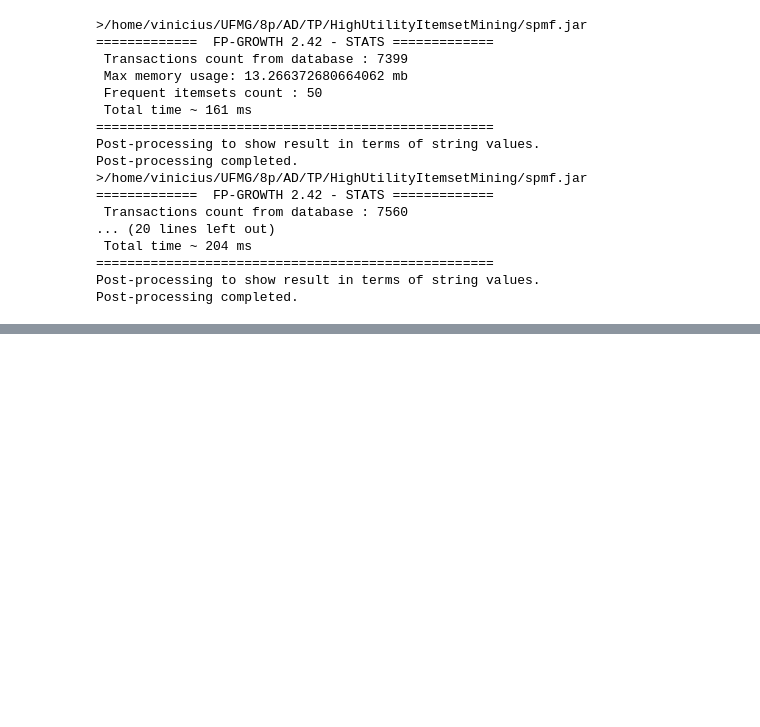
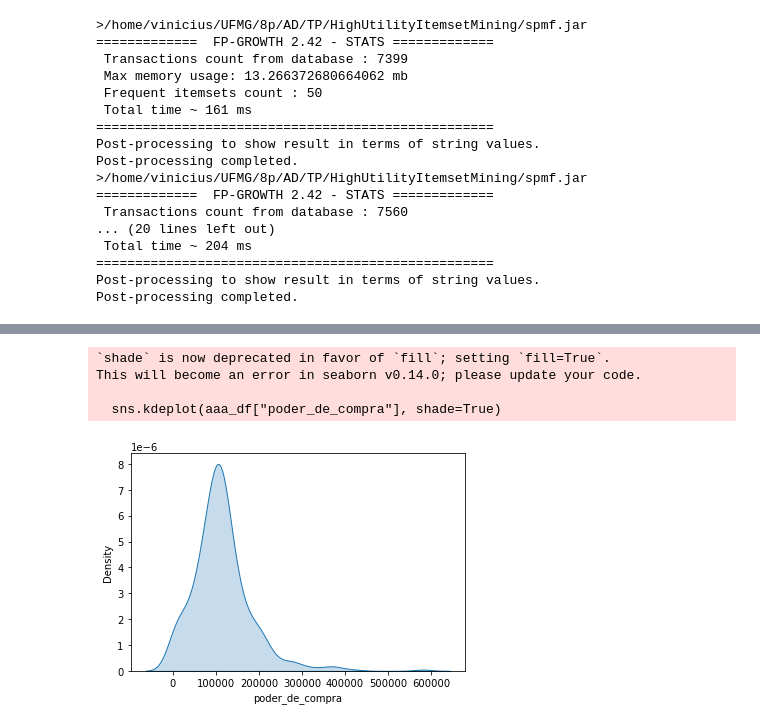
Before and after one commit to vinciusb/TP-AD, a Jupyter notebook: stackoverfllow_2.ipynb, the cells around one changed output, grey strips where cells are left out. Saved outputs shown, nothing was run; the diff lists cells and outputs as text; code cells hidden in the pictures; blank space fills up the shorter version.

```diff
--- a/stackoverfllow_2.ipynb
+++ b/stackoverfllow_2.ipynb
@@ -179,0 +281,18 @@ Post-processing completed.
+# %%
+def plot_density_type(type, in_df):
+    aaa_df = in_df[in_df["FinalDevType"] == type]
+    sns.kdeplot(aaa_df["poder_de_compra"], shade=True)
+
+def plot_log_density_type(type, in_df):
+    aaa_df = in_df[in_df["FinalDevType"] == type]
+    ax = sns.kdeplot(aaa_df["poder_de_compra"], shade=True)
+    # Set y-axis to logarithmic scale
+    ax.set_yscale('log')
+
+    # Add labels and title
+    plt.xlabel('Poder de Compra')
+    plt.ylabel('Density (log scale)')
+    plt.title('Density Plot of Poder de Compra with Logarithmic Scale on Y-axis')
+
+    # Show the plot
+    plt.show()
@@ -179,0 +326,8 @@ Post-processing completed.
+# %%
+plot_density_type("Academic-researcher", type10_df)
+# %% [output]
+`shade` is now deprecated in favor of `fill`; setting `fill=True`.
+This will become an error in seaborn v0.14.0; please update your code.
+
+  sns.kdeplot(aaa_df["poder_de_compra"], shade=True)
+[figure, added]
```
Also changed, not shown: parts of 18 cells of this notebook, 1 other file.
